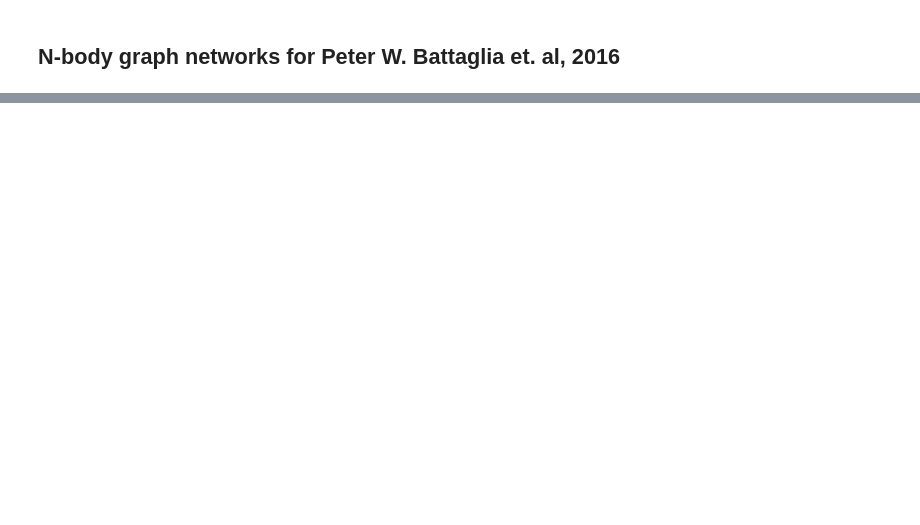
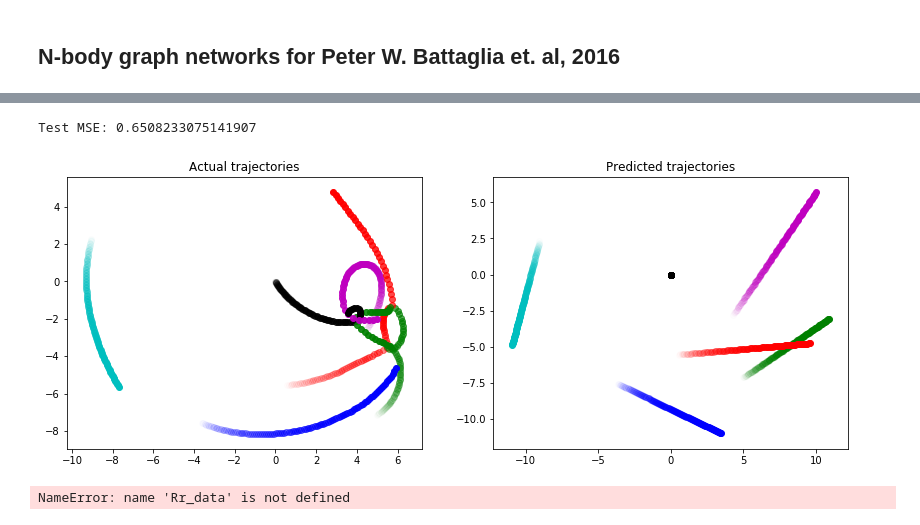
Before and after one commit to RuiXu55/nbody_graph_net, a Jupyter notebook: nbody.ipynb, the cells around one changed output, grey strips where cells are left out. Drawn from its saved outputs; the diff is of its cells as text; code cells hidden in the pictures; blank space fills up the shorter version.

```diff
--- a/nbody.ipynb
+++ b/nbody.ipynb
@@ -251,6 +372,49 @@ Epochs: 15 Training MSE: 0.0195912349572682 Validation MSE: 0.0220718093138809
+# %%
+# Make Prediction
+
+raw_data = get_simulation(No)
+here_Nt = 1000
+predict = np.zeros((here_Nt, No, Ds),dtype=float)
+
+ts_loss, predict[0] = 0.0, raw_data[0]
+predict[0, :, 3:5] = predict[0, :, 3:5]# * (std_label[None, :] / LABEL_MAGIC)
+for i in range(1, here_Nt):
+    loss, vel_difference = sess.run(
+        [mse, P],
+        feed_dict={
+            O:[np.transpose(predict[i-1])], Rr:[Rr_batch[0]],
+            Rs:[Rs_batch[0]], Ra:[Ra_batch[0]],
+            X:[X_batch[0]],
+            P_label:[np.transpose(raw_data[i,:,3:5])], prob: 0.0}
+    )
+    #Update velocity
+
+    #IM AN IDIOT - I NEED TO INCLUDE VEL DIFFERENCES FOR ALL BODIES!
+    predict[i, :, 3:5] = predict[i-1, :, 3:5] + vel_difference[0].T * (1. / LABEL_MAGIC)
+
+    predict[i, :, 1:3] = predict[i-1,:,1:3] + predict[i, :, 3:5]*Dt #Update position
+
+    ts_loss += loss
+print("Test MSE: "+ str(ts_loss/(here_Nt)))
+colors = ['k','r','g','b','c','m']
+
+# Plot actual and predicted trajectories
+fig, ax = plt.subplots(1,2,figsize=(14,5))
+for i in range(here_Nt):
+    if i%10 != 0: continue
+    for j in range(raw_data.shape[1]):
+        ax[0].scatter(raw_data[i,j,1], raw_data[i,j,2], color=colors[j%len(colors)], alpha=(i/len(raw_data)))
+        ax[1].scatter(predict[i,j,1], predict[i,j,2], color=colors[j%len(colors)], alpha=(i/len(raw_data)))
+
+ax[0].set_title("Actual trajectories")
+ax[1].set_title("Predicted trajectories")
+plt.show()
+# %% [output]
+Test MSE: 0.6508233075141907
+[figure, added]
 # %%
 # Make Prediction
-raw_data = simulation(No)
+raw_data = get_simulation(No)
 predict = np.zeros((Nt, No, Ds),dtype=float)
 
 ts_loss = 0
@@ -262,6 +426,8 @@ for i in range(1,Nt):
     predict[i,:,1:3] = predict[i-1,:,1:3] + predict[i,:,3:5]*Dt
     ts_loss += loss
 print("Test MSE: "+ str(ts_loss))
+# %% [output]
+NameError: name 'Rr_data' is not defined
 # %%
 # Plot actual and predicted trajectories
 colors = ['k','r','g','b','c','m']
```
Also changed, not shown: parts of 16 cells of this notebook, 2 other files.
